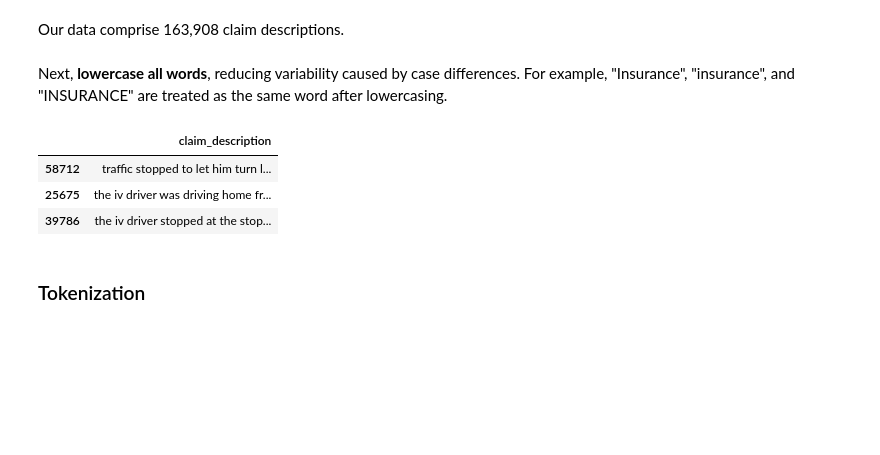
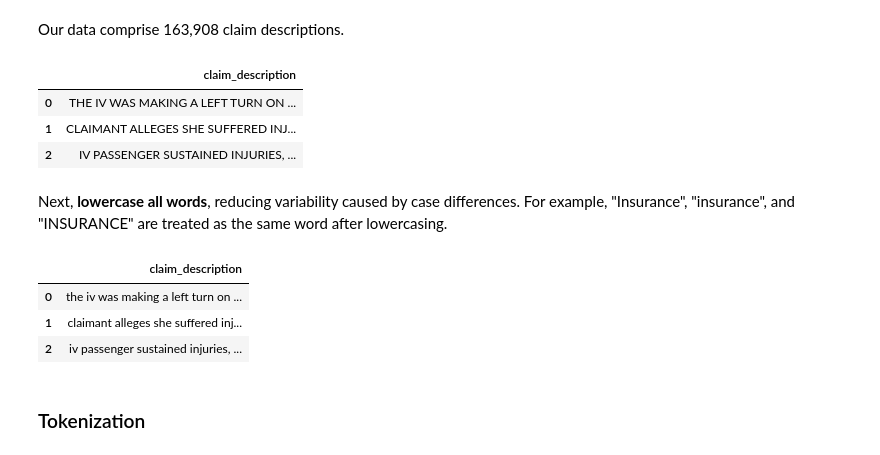
Before and after one commit to applied-ai-jlu-ws25-26/course, a Jupyter notebook: 2_nlp/nlp.ipynb, the cells around one changed output. Saved outputs shown, nothing was run; the diff lists cells and outputs as text; code cells hidden in the pictures; blank space fills up the shorter version.

```diff
--- a/2_nlp/nlp.ipynb
+++ b/2_nlp/nlp.ipynb
@@ -141,7 +159,7 @@ Raw data is often messy containing, e.g., null values.
 # ❗Remove rows with no claim description.
 # =================================================================================
 
-df_claims =  # Conclude this line with your solution
+df_claims = df_claims.loc[df_claims['claim_description'].notna()]# Conclude this line with your solution
 # %% [markdown]
 We also drop duplicated claim descriptions.
 # %%
@@ -152,17 +170,24 @@ df_claims.shape[0]
 163908
 # %% [markdown]
 Our data comprise 163,908 claim descriptions.
+# %%
+df_claims.head(3)
+# %% [output]
+|  | claim_description |
+| 0 | THE IV WAS MAKING A LEFT TURN ON ... |
+| 1 | CLAIMANT ALLEGES SHE SUFFERED INJ... |
+| 2 | IV PASSENGER SUSTAINED INJURIES, ... |
 # %% [markdown]
 Next, **lowercase all words**, reducing variability caused by case differences. For example, "Insurance", "insurance", and "INSURANCE" are treated as the same word after lowercasing.
 # %%
 df_claims['claim_description'] = df_claims.claim_description.apply(lambda text: text.lower())
 # %%
-df_claims.sample(3).style
+df_claims.head(3).style
 # %% [output]
 |  | claim_description |
-| 58712 | traffic stopped to let him turn l... |
-| 25675 | the iv driver was driving home fr... |
-| 39786 | the iv driver stopped at the stop... |
+| 0 | the iv was making a left turn on ... |
+| 1 | claimant alleges she suffered inj... |
+| 2 | iv passenger sustained injuries, ... |
 # %% [markdown]
 ### <a id='toc4_2_'></a>Tokenization
 # %% [markdown]
```
Also changed, not shown: parts of 30 cells of this notebook, 3 other files.
